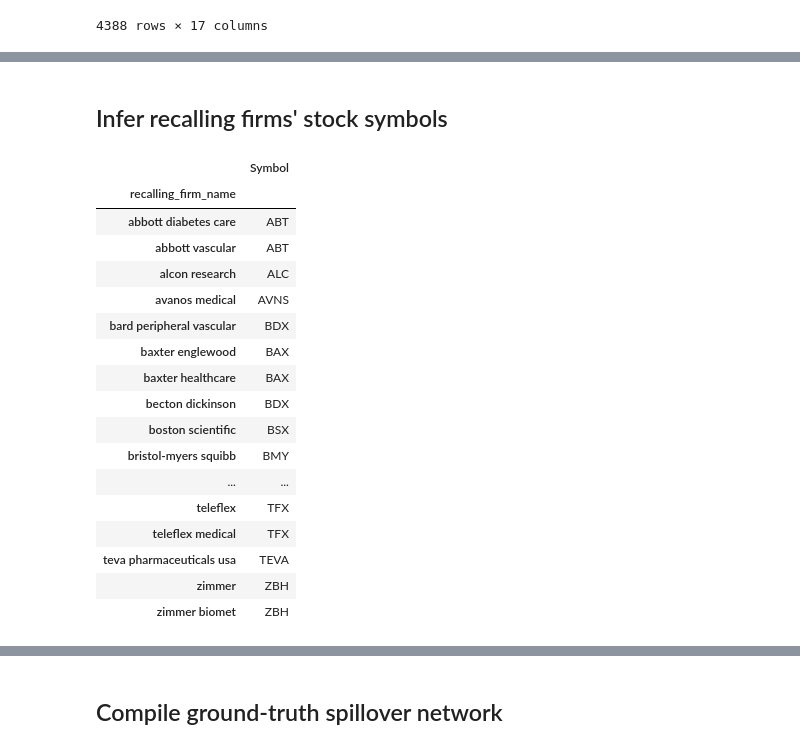
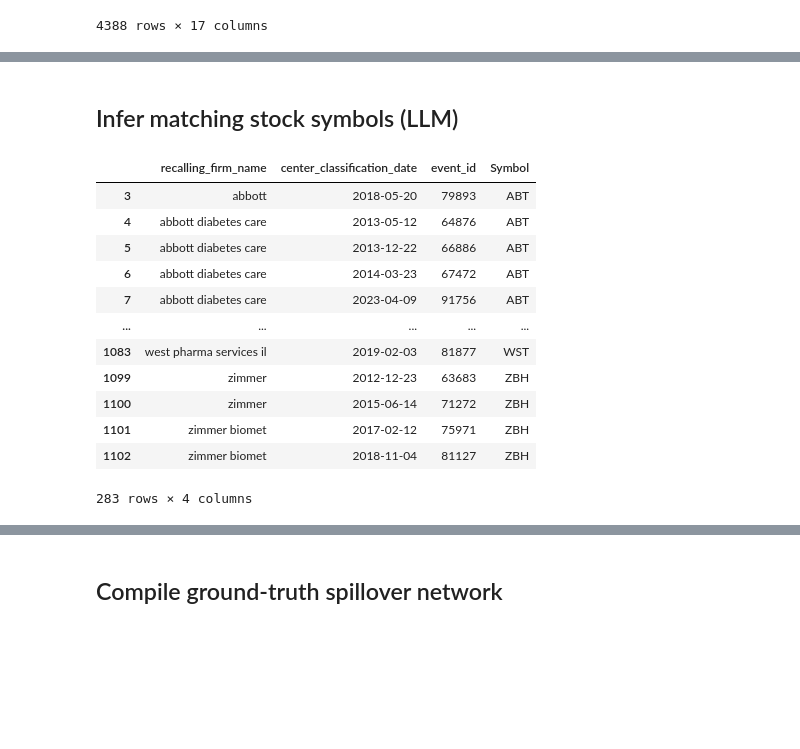
Before and after one commit to calebclayreagor/DELAY-finance, a Jupyter notebook: notebooks/ground-truth-network.ipynb, the cells around one changed output, grey strips where cells are left out. Cells and saved outputs as stored; diff of their text form; code cells hidden in the pictures; blank space fills up the shorter version.

```diff
--- a/notebooks/ground-truth-network.ipynb
+++ b/notebooks/ground-truth-network.ipynb
@@ -15,5 +13,4 @@ client = OpenAI(api_key = api_key)
 # %%
 datadir = os.path.join('..', 'stock-market-dataset')
-fn = 'symbols_valid_meta.csv'
-nasdaq = pd.read_csv(os.path.join(datadir, fn))
-nasdaq
+fn = os.path.join(datadir, 'health_stocks_events.csv')
+events = pd.read_csv(fn, index_col = 0, parse_dates = True)
@@ -93,8 +19,10 @@ recalls
 # %%
+pth = dataset_download('mexwell/fda-product-recalls')
+fn = os.path.join(pth, 'fda_product_recalls.csv')
+recalls = pd.read_csv(fn, parse_dates = ['center_classification_date'])
 msk_med = recalls.product_type.isin(['Drugs', 'Devices', 'Biologics'])
 msk_c1 = (recalls.event_classification == 'Class I')
-recalls_medc1 = recalls.loc[msk_med & msk_c1].copy()
-recalls_medc1
+recalls_medc1 = recalls.loc[msk_med & msk_c1]; recalls_medc1
 # %% [output]
 |  | fei_number | recalling_firm_name | product_type | product_classification | status | distribution_pattern | ... |
 | 26 | 2.936999e+06 | Covidien | Devices | Class I | Ongoing | Worldwide - US Nationwide distrib... | ... |
@@ -144,8 +56,7 @@ recalls_medc1
 # %%
 # deduplicate events per-firm in a 1-week period
-colnames = ['event_id', 'recalling_firm_name', datecol,
-            'reason_for_recall', 'recall_details']
-recalls_events = (recalls_medc1.loc[:, colnames].groupby(
-    [colnames[1], pd.Grouper(key = datecol, freq = 'W')])
-    .last().reset_index()); recalls_events
+colnames = ['event_id', 'recalling_firm_name', 'center_classification_date']
+by = ['recalling_firm_name', pd.Grouper(key = 'center_classification_date', freq = 'W')]
+recalls_events = recalls_medc1.loc[:, colnames].groupby(by).min().reset_index()
+recalls_events
 # %% [output]
@@ -165,4 +75,0 @@ recalls_events = (recalls_medc1.loc[:, colnames].groupby(
-# %%
-# keep firms with multiple events
-msk = recalls_events.duplicated('recalling_firm_name', keep = False)
-recalls_events = recalls_events.loc[msk]; recalls_events
@@ -199,48 +92,44 @@ Name: recalling_firm_name, Length: 156, dtype: object
 # %% [markdown]
-## Infer recalling firms' stock symbols
+## Infer matching stock symbols (LLM)
 # %%
-fn = 'recalling_firm_symbols.csv'
+fn_out = 'symbols_fda_recalls.csv'
 
-def get_symbol(name, model = 'gpt-4o', ref = nasdaq_health.Symbol.tolist()):
-    prompt = (f"{name}\nWITH SKEPTICISM RETURN THE CORPORATION'S STOCK TICKER SYMBOL "
-              f"FOR THE BIOPHARMA OR HEALTHCARE COMPANY AND NOTHING ELSE\n{name}")
+def get_symbol(name, model = 'gpt-4o', ref = events.columns.tolist()):
+    prompt = (f"{name}\nRETURN ONLY THE EXACT MATCH FOR THE BIOPHARMA/HEALTHCARE COMPANY'S STOCK "
+              f"TICKER SYMBOL OR RETURN NOTHING IF THERE IS NO MATCH. DON'T GUESS.\n{name}")
     out = client.responses.create(
         model = model,
         input = prompt,
         temperature = 0
         ).output[0].content
     symbol = out[0].text.strip() if out else out
     symbol = symbol if symbol in ref else None
-    print(name, f'({symbol})')
+    # print(name, f'({symbol})')
     return symbol
 
-with open(os.path.join(datadir, fn), 'w') as f:
+with open(os.path.join(datadir, fn_out), 'w') as f:
     f.write('recalling_firm_name,Symbol\n')
     for ix in recalls_firms.index:
         name = recalls_firms.loc[ix]
         symbol = get_symbol(name)
         f.write(f'{name},{symbol}\n')
 
-recalls_symbols = pd.read_csv(os.path.join(datadir, fn))
+recalls_symbols = pd.read_csv(os.path.join(datadir, fn_out))
 recalls_symbols = recalls_symbols.loc[~recalls_symbols.Symbol.isna()]
 recalls_symbols.set_index('recalling_firm_name', inplace = True)
-recalls_symbols
+recalls_events = recalls_events.join(recalls_symbols, 'recalling_firm_name', 'inner')
+recalls_events
 # %% [output]
-|  | Symbol |
-| recalling_firm_name |  |
-| abbott diabetes care | ABT |
-| abbott vascular | ABT |
-| alcon research | ALC |
-| avanos medical | AVNS |
-| bard peripheral vascular | BDX |
-| baxter englewood | BAX |
-| baxter healthcare | BAX |
-| becton dickinson | BDX |
-| boston scientific | BSX |
-| bristol-myers squibb | BMY |
-| ... | ... |
-| teleflex | TFX |
-| teleflex medical | TFX |
-| teva pharmaceuticals usa | TEVA |
-| zimmer | ZBH |
-| zimmer biomet | ZBH |
+|  | recalling_firm_name | center_classification_date | event_id | Symbol |
+| 3 | abbott | 2018-05-20 | 79893 | ABT |
+| 4 | abbott diabetes care | 2013-05-12 | 64876 | ABT |
+| 5 | abbott diabetes care | 2013-12-22 | 66886 | ABT |
+| 6 | abbott diabetes care | 2014-03-23 | 67472 | ABT |
+| 7 | abbott diabetes care | 2023-04-09 | 91756 | ABT |
+| ... | ... | ... | ... | ... |
+| 1083 | west pharma services il | 2019-02-03 | 81877 | WST |
+| 1099 | zimmer | 2012-12-23 | 63683 | ZBH |
+| 1100 | zimmer | 2015-06-14 | 71272 | ZBH |
+| 1101 | zimmer biomet | 2017-02-12 | 75971 | ZBH |
+| 1102 | zimmer biomet | 2018-11-04 | 81127 | ZBH |
+283 rows × 4 columns
```
Also changed, not shown: parts of 25 cells of this notebook, 52 other files.
